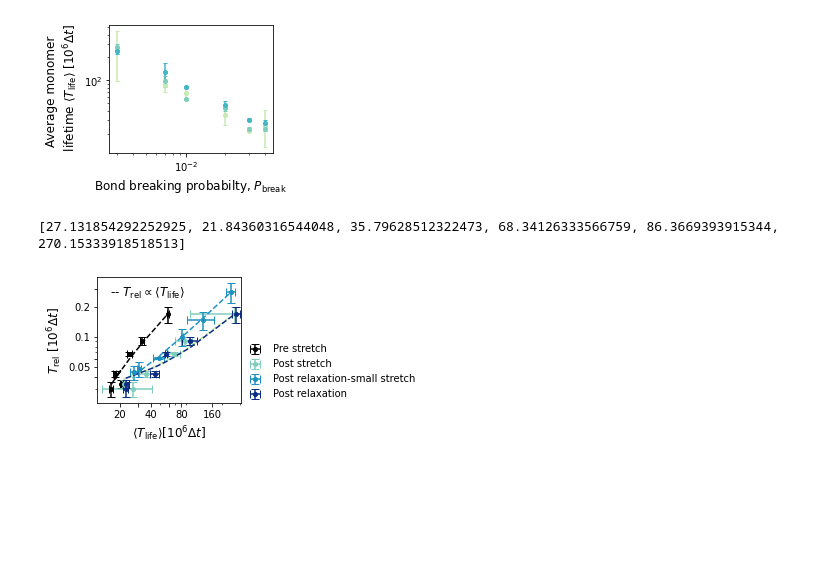
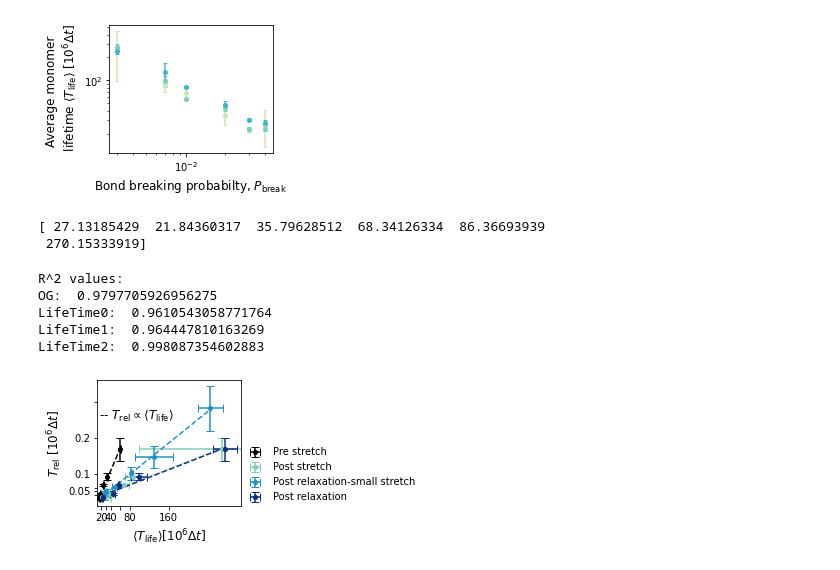
Before and after one commit to Billie1717/ColIVTurnover_Simulations, a Jupyter notebook: Data_and_Figures/Fig_MultipleMeasuresTlife/NEWTauAgainstTlife_DiffferentTimes.ipynb, the cells around one changed output. Drawn from its saved outputs; the diff is of its cells as text; code cells hidden in the pictures; blank space fills up the shorter version.

```diff
--- a/Data_and_Figures/Fig_MultipleMeasuresTlife/NEWTauAgainstTlife_DiffferentTimes.ipynb
+++ b/Data_and_Figures/Fig_MultipleMeasuresTlife/NEWTauAgainstTlife_DiffferentTimes.ipynb
@@ -136,55 +136,91 @@ Tau76Err_1 = Tau76Err#[:-1]
 # %%
 x1,y1 = np.array(LifetimeOG),np.array(Tau102)
 m1,b1 = np.polyfit(x1,y1,1)
-x11 = x1.reshape(-1,1)
-a1,_,_,_ = np.linalg.lstsq(x11, y1)
+yfit1= m1 * x1 + b1
+
+# R^2 calculation
+ss_res = np.sum((y1 - yfit1)**2)
+ss_tot = np.sum((y1 - np.mean(y1))**2)
+r1_squared = 1 - (ss_res / ss_tot)
+#x11 = x1.reshape(-1,1)
+#a1,_,_,_ = np.linalg.lstsq(x11, y1)
 
 x2,y2 = np.array(LifeTime0),np.array(Tau102)
 print(LifeTime0)
 m2,b2 = np.polyfit(x2,y2,1)
-x22 = x2.reshape(-1,1)
-a2,_,_,_ = np.linalg.lstsq(x22, y2)
+yfit2 = m2 * x2 + b2
+# R^2 calculation
+ss_res2 = np.sum((y2 - (yfit2))**2)
+ss_tot2 = np.sum((y2 - np.mean(y2))**2)
+r2_squared = 1 - (ss_res2 / ss_tot2)
+#x22 = x2.reshape(-1,1)
+#a2,_,_,_ = np.linalg.lstsq(x22, y2)
 
 x3,y3 = np.array(LifeTime1),np.array(Tau102)
 m3,b3 = np.polyfit(x3,y3,1)
-x33 = x3.reshape(-1,1)
-a3,_,_,_ = np.linalg.lstsq(x33, y3)
+yfit3 = m3 * x3 + b3
+# R^2 calculation
+ss_res3 = np.sum((y3 - (yfit3))**2)
+ss_tot3 = np.sum((y3 - np.mean(y3))**2)
+r3_squared = 1 - (ss_res3 / ss_tot3)
+
+#x33 = x3.reshape(-1,1)
+#a3,_,_,_ = np.linalg.lstsq(x33, y3)
 
 x4,y4 = np.array(LifeTime2),np.array(Tau76)
 m4,b4 = np.polyfit(x4,y4,1)
-x44 = x4.reshape(-1,1)
-a4,_,_,_ = np.linalg.lstsq(x44, y4)
+yfit4 = m4 * x4 + b4
+# R^2 calculation
+ss_res4 = np.sum((y4 - (yfit4))**2)
+ss_tot4 = np.sum((y4 - np.mean(y4))**2)
+r4_squared = 1 - (ss_res4 / ss_tot4)
+
+#x44 = x4.reshape(-1,1)
+#a4,_,_,_ = np.linalg.lstsq(x44, y4)
 # %% [output]
-[27.131854292252925, 21.84360316544048, 35.79628512322473, 68.34126333566759, 86.3669393915344, 270.15333918518513]
+[ 27.13185429  21.84360317  35.79628512  68.34126334  86.36693939
+ 270.15333919]
+# %%
+print("R^2 values:")
+print("OG: ", r1_squared)
+print("LifeTime0: ", r2_squared)
+print("LifeTime1: ", r3_squared)
+print("LifeTime2: ", r4_squared)
+# %% [output]
+R^2 values:
+OG:  0.9797705926956275
+LifeTime0:  0.9610543058771764
+LifeTime1:  0.964447810163269
+LifeTime2:  0.998087354602883
 # %%
 fig,ax = plt.subplots(1,figsize = (5.5,2.6))
 #print(len(LifeTime4),len(Tau25))
 labels = ['Pre stretch','Post stretch','Post relaxation','Post relaxation-small stretch','Post relaxation-smaller stretch','Post relaxation-smallest stretch']
 
 
 
 ax.errorbar(LifetimeOG,Tau102,yerr=Tau102Err,xerr = LifetimeOGErr,color = 'black',linestyle = '',marker = 'o',markersize = 4,capsize = 4,label = labels[0])
 ax.plot(x1,m1*x1+b1,color = 'black',linestyle = '--')
 ax.errorbar(LifeTime0,Tau102,yerr=Tau102Err,xerr = LifeTime0Err,color =clrs_5[1],linestyle = '',marker = 'o',markersize = 4,capsize = 4,label = labels[1])
 ax.plot(x2,m2*x2+b2,color = clrs_5[0],linestyle = '--')
 ax.errorbar(LifeTime2,Tau76,yerr=Tau76Err_1,xerr = LifeTime2Err,color = clrs_5[3],linestyle = '',marker = 'o',markersize = 4,capsize = 4,label = labels[3])
 ax.plot(x4,m4*x4+b4,color = clrs_5[3],linestyle = '--')
 ax.errorbar(LifeTime1,Tau102,yerr=Tau102Err_1,xerr = LifeTime1Err,color = clrs_5[5],linestyle = '',marker = 'o',markersize = 4,capsize = 4,label = labels[2])
 ax.plot(x3,m3*x3+b3,color = clrs_5[5],linestyle = '--')
 text = r"-- $T_{\mathrm{rel}} \propto \langle T_{\mathrm{life}}\rangle$"
 ax.text(16,0.25,text,fontsize = 12)
 ax.legend(frameon=False,loc = [1,0])
-ax.set_xscale('log')
-ax.set_yscale('log')
+#ax.set_xscale('log')
+#ax.set_yscale('log')
 ax.set_xlabel(r'$\langle T_{\mathrm{life}}\rangle [10^6\Delta t]$',fontsize = 12)
 ax.set_ylabel(r"$T_{\mathrm{rel}}$ [$10^6\Delta t$]",fontsize = 12)
 ax.set_xlim(12,310)
 ax.set_xticks([20,30,40,60,80,160],['20','','40','','80','160'])
 ax.set_yticks([0.04,0.05,0.06,0.1,0.2,0.3],['','0.05','','0.1','0.2',''])
 fig.tight_layout()
 
 
 plotname = "Turnover_vs_Tlife_MultipleTimes.pdf"
 fig.savefig(plotsdir+plotname)
 # %% [output]
-[figure, old version]
+[figure, new version]
```
Also changed, not shown: parts of 1 cell of this notebook, 3 other files.
